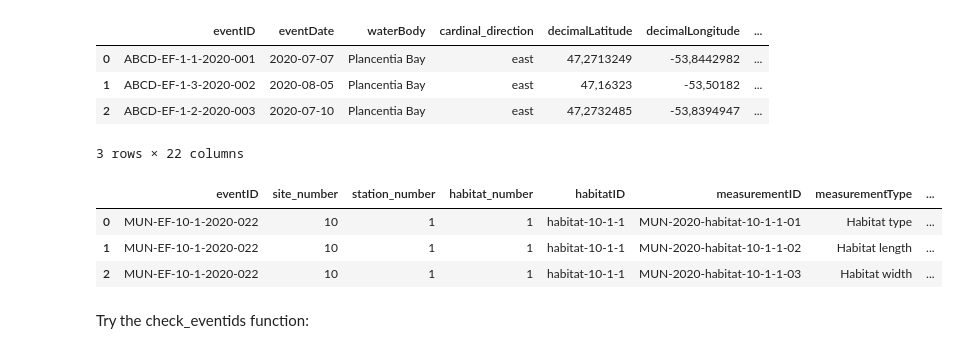
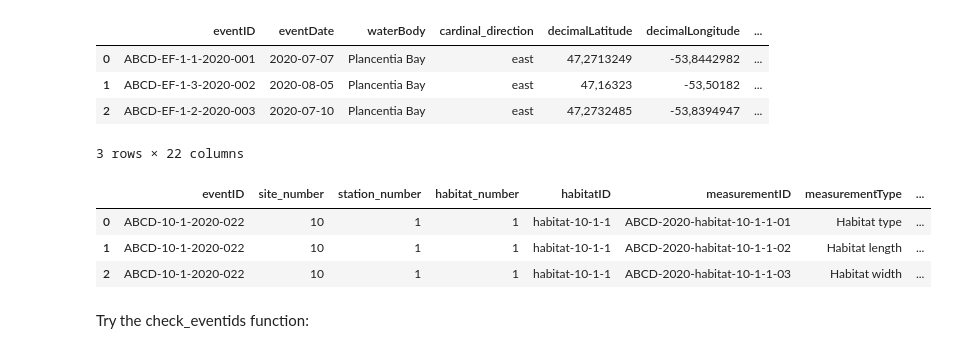
Before and after one commit to cioos-siooc/pyobistools, a Jupyter notebook: example_notebooks/notebook - check_eventids.ipynb, the cells around one changed output. Saved outputs shown, nothing was run; the diff lists cells and outputs as text; code cells hidden in the pictures.

```diff
--- a/example_notebooks/notebook - check_eventids.ipynb
+++ b/example_notebooks/notebook - check_eventids.ipynb
@@ -58,13 +55,12 @@ event_core.head(3)
 3 rows × 22 columns
 # %%
 emof1 = pd.read_csv('test_emof1_check_eventids.csv')
-emof1.to_csv('test_emof1_check_eventids.csv', index=False)
 emof1.head(3)
 # %% [output]
 |  | eventID | site_number | station_number | habitat_number | habitatID | measurementID | measurementType | ... |
-| 0 | MUN-EF-10-1-2020-022 | 10 | 1 | 1 | habitat-10-1-1 | MUN-2020-habitat-10-1-1-01 | Habitat type | ... |
-| 1 | MUN-EF-10-1-2020-022 | 10 | 1 | 1 | habitat-10-1-1 | MUN-2020-habitat-10-1-1-02 | Habitat length | ... |
-| 2 | MUN-EF-10-1-2020-022 | 10 | 1 | 1 | habitat-10-1-1 | MUN-2020-habitat-10-1-1-03 | Habitat width | ... |
+| 0 | ABCD-10-1-2020-022 | 10 | 1 | 1 | habitat-10-1-1 | ABCD-2020-habitat-10-1-1-01 | Habitat type | ... |
+| 1 | ABCD-10-1-2020-022 | 10 | 1 | 1 | habitat-10-1-1 | ABCD-2020-habitat-10-1-1-02 | Habitat length | ... |
+| 2 | ABCD-10-1-2020-022 | 10 | 1 | 1 | habitat-10-1-1 | ABCD-2020-habitat-10-1-1-03 | Habitat width | ... |
 # %% [markdown]
 Try the check_eventids function:
 # %%
```
Also changed, not shown: parts of 3 cells of this notebook, 3 other files.
